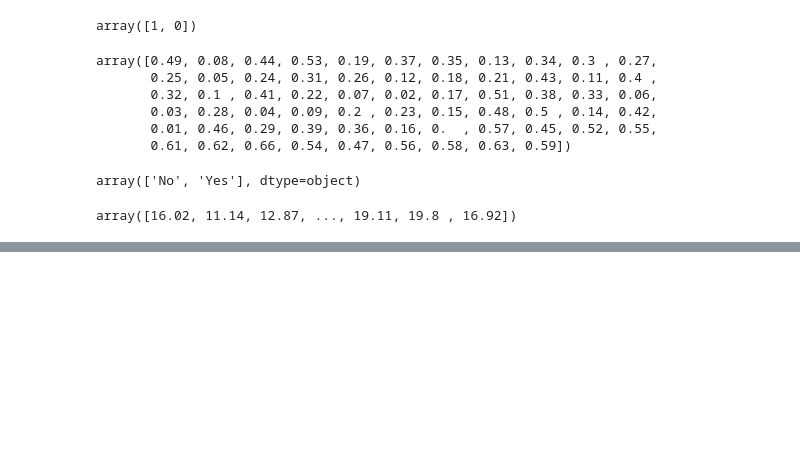
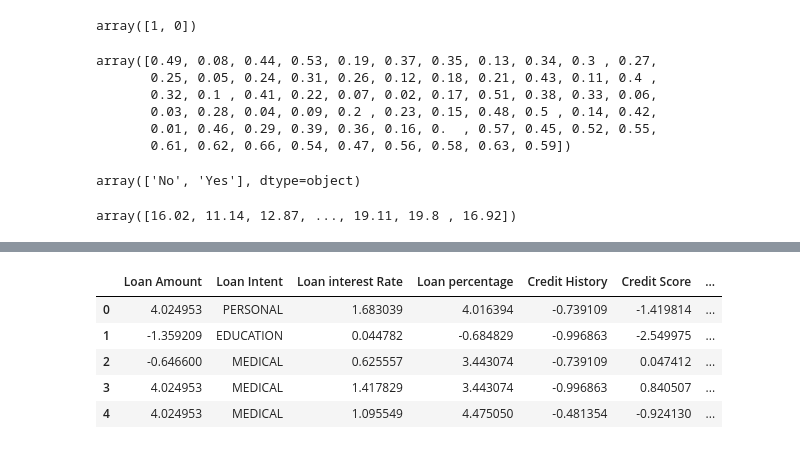
Before and after one commit to Muhammad-Musharraf/Machine-Learning, a Jupyter notebook: Loan_Approved_Prediction.ipynb, the cells around one changed output, grey strips where cells are left out. Drawn from its saved outputs; the diff is of its cells as text; code cells hidden in the pictures; blank space fills up the shorter version.

```diff
--- a/Loan_Approved_Prediction.ipynb
+++ b/Loan_Approved_Prediction.ipynb
@@ -227,0 +365,9 @@ array([16.02, 11.14, 12.87, ..., 19.11, 19.8 , 16.92])
+# %%
+df.head()
+# %% [output]
+|  | Loan Amount | Loan Intent | Loan interest Rate | Loan percentage | Credit History | Credit Score | ... |
+| 0 | 4.024953 | PERSONAL | 1.683039 | 4.016394 | -0.739109 | -1.419814 | ... |
+| 1 | -1.359209 | EDUCATION | 0.044782 | -0.684829 | -0.996863 | -2.549975 | ... |
+| 2 | -0.646600 | MEDICAL | 0.625557 | 3.443074 | -0.739109 | 0.047412 | ... |
+| 3 | 4.024953 | MEDICAL | 1.417829 | 3.443074 | -0.996863 | 0.840507 | ... |
+| 4 | 4.024953 | MEDICAL | 1.095549 | 4.475050 | -0.481354 | -0.924130 | ... |
```
Also changed, not shown: parts of 25 cells of this notebook.
